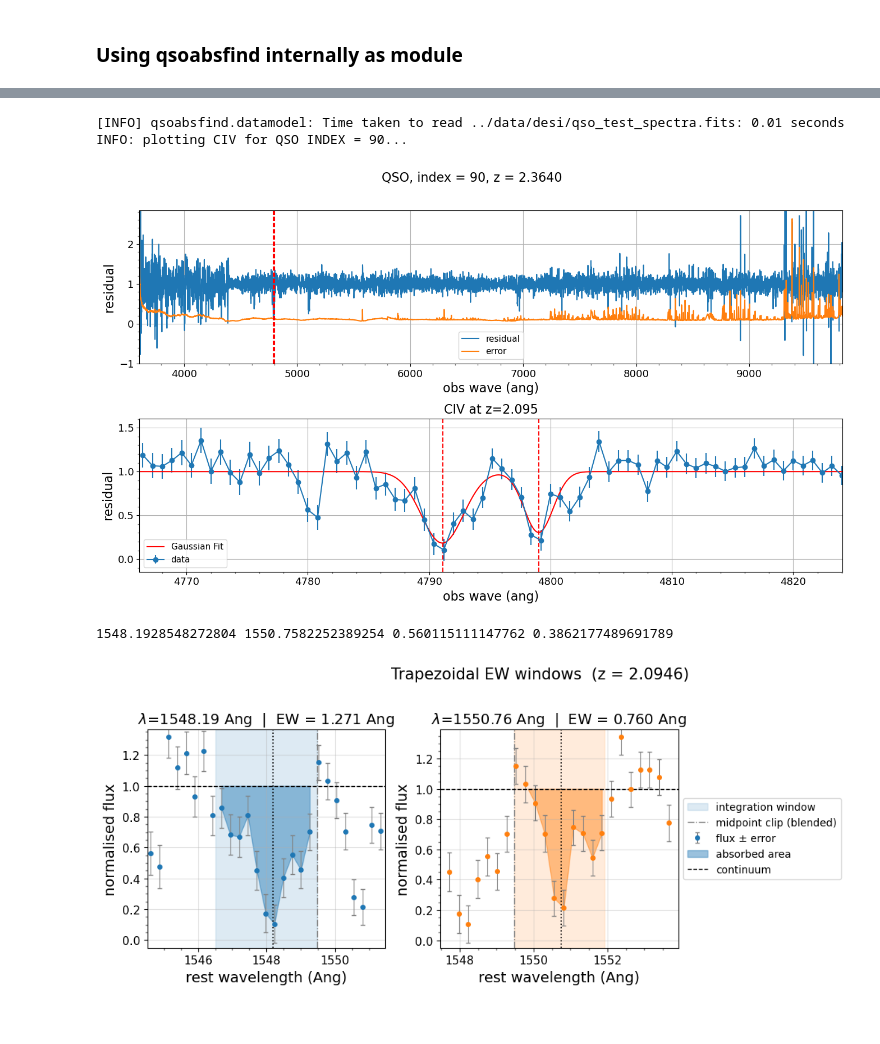
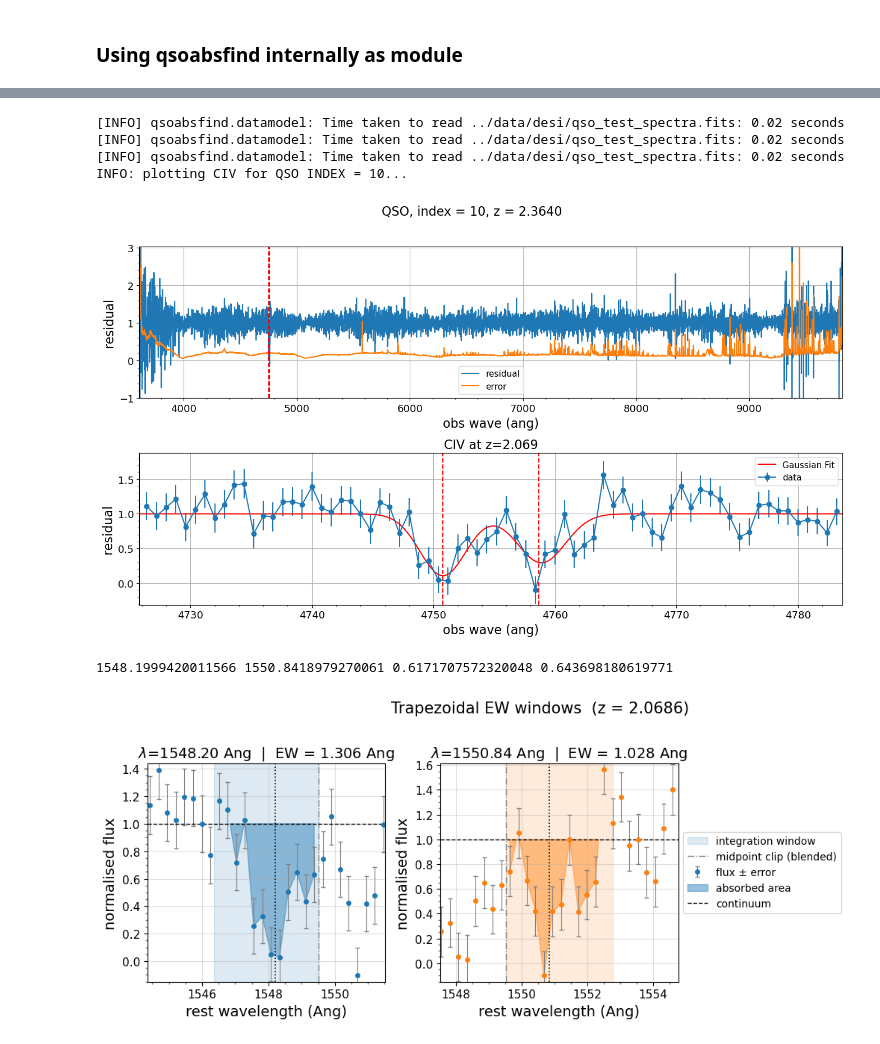
Before and after one commit to abhi0395/qsoabsfind, a Jupyter notebook: nb/desi_example.ipynb, the cells around one changed output, grey strips where cells are left out. Drawn from its saved outputs; the diff is of its cells as text; code cells hidden in the pictures.

```diff
--- a/nb/desi_example.ipynb
+++ b/nb/desi_example.ipynb
@@ -163,19 +177,21 @@ Text(0.5, 0, 'CIV redshift')
 # %%
 from qsoabsfind.utils import plot_absorber
 from qsoabsfind.datamodel import QSOSpecRead
 
 # select a random spectra from MgII_cat.fits
-index1 = civ_tab.catalog["INDEX_SPEC"].data[7]
+index1 = civ_tab.catalog["INDEX_SPEC"].data[0]
 spectra1 = QSOSpecRead(f'../data/desi/qso_test_spectra.fits', index=index1, autoload=True)
 print(f'INFO: plotting CIV for QSO INDEX = {index1}...')
 # select corresponding zabs table
 zabs1 = civ_tab.catalog[civ_tab.catalog["INDEX_SPEC"].data==index1]
 plot_absorber(spectra1, 'CIV', zabs1, show_error=True, xlabel='obs wave (ang)', \
               ylabel='residual', title=f'QSO, index = {index1}, z = {spectra.metadata["Z_QSO"]:.4f}', plot_filename=None)
 # %% [output]
-[INFO] qsoabsfind.datamodel: Time taken to read ../data/desi/qso_test_spectra.fits: 0.01 seconds
-INFO: plotting CIV for QSO INDEX = 90...
+[INFO] qsoabsfind.datamodel: Time taken to read ../data/desi/qso_test_spectra.fits: 0.02 seconds
+[INFO] qsoabsfind.datamodel: Time taken to read ../data/desi/qso_test_spectra.fits: 0.02 seconds
+[INFO] qsoabsfind.datamodel: Time taken to read ../data/desi/qso_test_spectra.fits: 0.02 seconds
+INFO: plotting CIV for QSO INDEX = 10...
-[figure, old version]
+[figure, new version]
 # %%
 from qsoabsfind.utils import plot_trapezoidal_ew_windows
 
@@ -194,5 +210,5 @@ plot_trapezoidal_ew_windows(
     n_sigma=3,
 )
 # %% [output]
-1548.1928548272804 1550.7582252389254 0.560115111147762 0.3862177489691789
+1548.1999420011566 1550.8418979270061 0.6171707572320048 0.643698180619771
-[figure, old version]
+[figure, new version]
```
Also changed, not shown: parts of 6 cells of this notebook, 15 other files.
